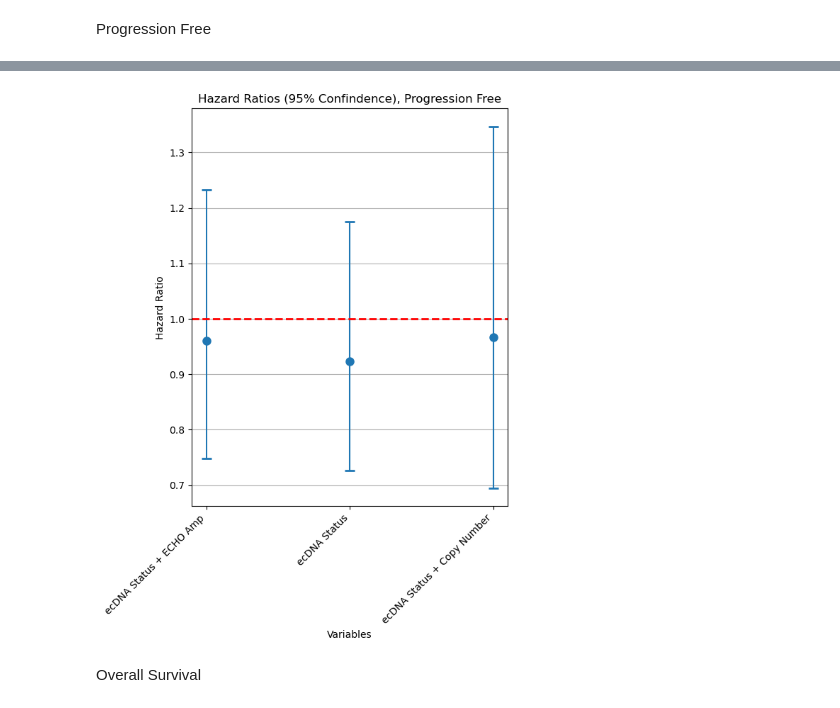
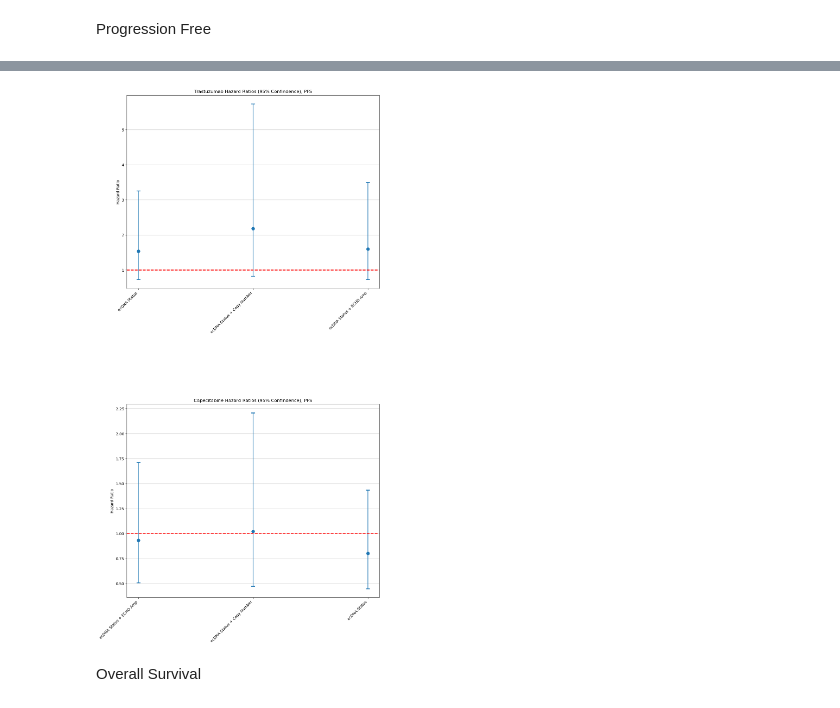
Before and after one commit to mskcc/Penguin, a Jupyter notebook: notebooks/treatment.ipynb, the cells around one changed output, grey strips where cells are left out. Cells and saved outputs as stored; diff of their text form; code cells hidden in the pictures.

```diff
--- a/notebooks/treatment.ipynb
+++ b/notebooks/treatment.ipynb
@@ -47,12 +47,12 @@ for line in lines:
         paths[key] = value.strip('"\'')  # Remove surrounding quotes if any
 # %%
 # Merged ECHO results
-# echo = pd.read_csv(paths['mergedOutputDirectory'] + '/merged.ECHO_results.csv')
+echo = pd.read_csv(paths['mergedOutputDirectory'] + '/merged.ECHO_results.csv')
 # FileA in the manifest directory
-# manifest = pd.read_csv(paths['manifestDirectory'] + '/FileA.tsv', sep = '\t')
+manifest = pd.read_csv(paths['manifestDirectory'] + '/FileA.tsv', sep = '\t')
 
-echo = pd.read_csv("../data/output/output_BB_EchoCaller_Breast_ERBB2/merged/merged.ECHO_results.csv")
-manifest = pd.read_csv("../data/input/manifest/BB_EchoCaller_Breast_ERBB2/FileA.tsv", sep = '\t')
+# echo = pd.read_csv("../data/output/output_BB_EchoCaller_Breast_ERBB2/merged/merged.ECHO_results.csv")
+# manifest = pd.read_csv("../data/input/manifest/BB_EchoCaller_Breast_ERBB2/FileA.tsv", sep = '\t')
 # %%
 progression = pd.read_csv('/work/access/production/resources/cbioportal/current/msk_solid_heme/data_timeline_progression.txt', sep = '\t')
 sequencing = pd.read_csv('/work/access/production/resources/cbioportal/current/msk_solid_heme/data_timeline_specimen.txt', sep = '\t')
@@ -201,6 +211,3 @@ P-0033620-T01-IM6 Sequencing Date Not Found
-# %%
-per_sample_for_km = per_sample.dropna(subset = ["pfs"])
-per_sample_for_os_km = per_sample.dropna(subset = ['os'])
 # %% [markdown]
 ### Results
 # %% [markdown]
@@ -413,32 +487,34 @@ plt.show()
 # %%
-non_zero = specific_cox_df[specific_cox_df['lower'] != 0]
 
-# Number of rows in the DataFrame
-num_rows = non_zero.shape[0]
+fig, axs = plt.subplots(len(cox_dfs), 1, figsize = (12, 6 * len(agents)))
+axs = axs.flatten()
 
-# Plotting points with error bars for each row
-plt.figure(figsize=(6, 8))
+for agent_num in range(len(cox_dfs)) :
+    agent = cox_agents[agent_num]
+    non_zero = cox_dfs[agent_num][cox_dfs[agent_num]['lower'] != 0]
 
-# Plot points
-positions = np.arange(num_rows)
-plt.errorbar(positions, non_zero['hazardRatio'], yerr=[non_zero['hazardRatio'] - non_zero['lower'], non_zero['upper'] - non_zero['hazardRatio']],
-             fmt='o', markersize=8, capsize=5, capthick=2)
+    # Number of rows in the DataFrame
+    num_rows = non_zero.shape[0]
 
-# Set x-axis ticks and labels
-plt.xlabel('Variables')
-plt.xticks(positions, non_zero['atype'],rotation=45, ha='right')
+    # Plot points
+    positions = np.arange(num_rows)
+    axs[agent_num].errorbar(positions, non_zero['hazardRatio'], yerr=[non_zero['hazardRatio'] - non_zero['lower'], non_zero['upper'] - non_zero['hazardRatio']],
+                 fmt='o', markersize=8, capsize=5, capthick=2)
+
+    # Set x-axis ticks and labels
+    axs[agent_num].set_xlabel('')
+    axs[agent_num].set_xticks(positions, non_zero['atype'],rotation=45, ha='right')
 
 
-# Add labels and title
-plt.ylabel('Hazard Ratio')
-plt.title('Hazard Ratios (95% Confindence), Progression Free')
-plt.axhline(y=1, color='r', linestyle='--', linewidth=2)
+    # Add labels and title
+    axs[agent_num].set_ylabel('Hazard Ratio')
+    axs[agent_num].set_title(f'{agent} Hazard Ratios (95% Confindence), PFS')
+    axs[agent_num].axhline(y=1, color='r', linestyle='--', linewidth=2)
 
-plt.grid(True, axis='y')  # Add grid lines for better visualization
-plt.tight_layout()
-plt.show()
+    axs[agent_num].grid(True, axis='y')  # Add grid lines for better visualization
+plt.subplots_adjust(wspace=0.5, hspace=0.6)
 # %% [output]
-[figure, old version]
+[figure, new version]
 # %% [markdown]
 Overall Survival
 # %%
```
Also changed, not shown: parts of 12 cells of this notebook, 13 other files.
